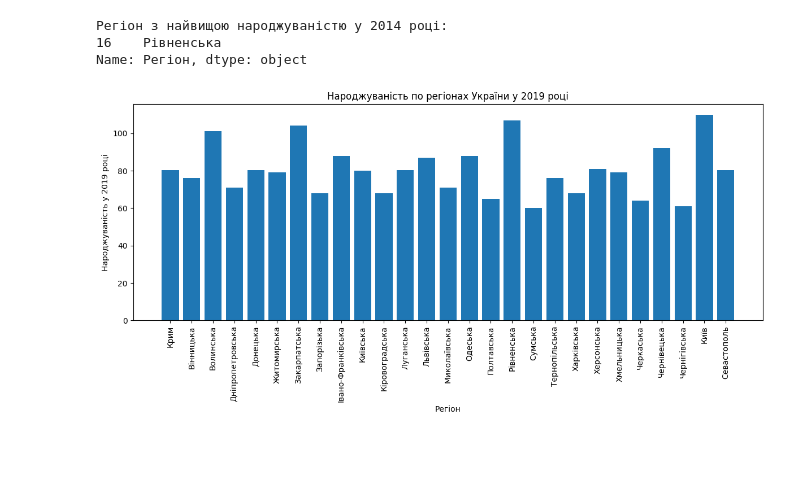
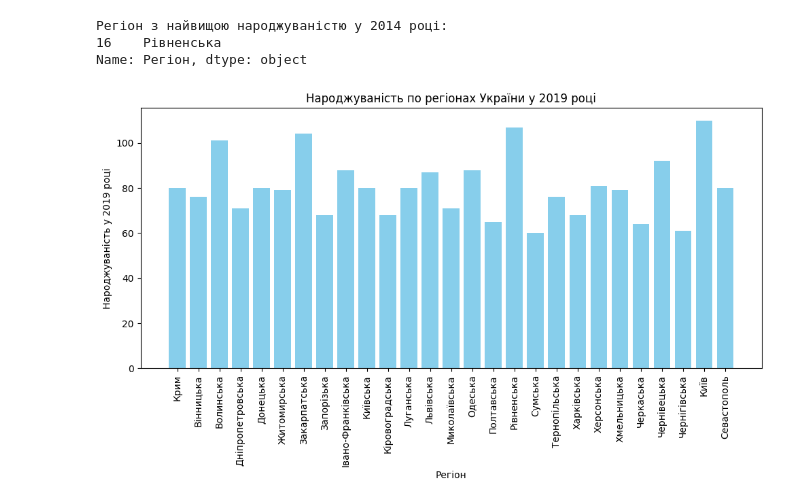
Before and after one commit to Taras55001/DC_HW2, a Jupyter notebook: Hw2.1.ipynb, the cells around one changed output. Drawn from its saved outputs; the diff is of its cells as text; code cells hidden in the pictures; blank space fills up the shorter version.

```diff
--- a/Hw2.1.ipynb
+++ b/Hw2.1.ipynb
@@ -87,6 +87,7 @@ df = df.drop(df.index[-1])
 #Замініть відсутні дані в стовпцях середніми значеннями цих стовпців (метод fillna)
 numeric_columns = ['1950', '1960', '1970', '1990', '2000', '2012', '2014', '2019']
 df[numeric_columns] = df[numeric_columns].fillna(df[numeric_columns].mean())
+df[numeric_columns] = df[numeric_columns].round().astype(int)
 # %%
 # Виведіть список регіонів, де рівень народжуваності у 2019 році був вищим за середній по Україні
 regions_higher_than_average_2019 = df[df['2019'] > df['2019'].mean()]
@@ -116,14 +117,14 @@ Name: Регіон, dtype: object
 # %%
 # Побудуйте стовпчикову діаграму народжуваності по регіонах у 2019 році
 import matplotlib.pyplot as plt
 
-plt.figure(figsize=(12, 6))
-plt.bar(df['Регіон'], df['2019'])
+plt.figure(figsize=(10, 6))
+plt.bar(df['Регіон'], df['2019'], color='skyblue')
 plt.xticks(rotation=90)
 plt.xlabel('Регіон')
 plt.ylabel('Народжуваність у 2019 році')
 plt.title('Народжуваність по регіонах України у 2019 році')
 plt.tight_layout()
 plt.show()
 # %% [output]
-[figure, old version]
+[figure, new version]
```
Also changed, not shown: parts of 2 cells of this notebook, 2 other files.
